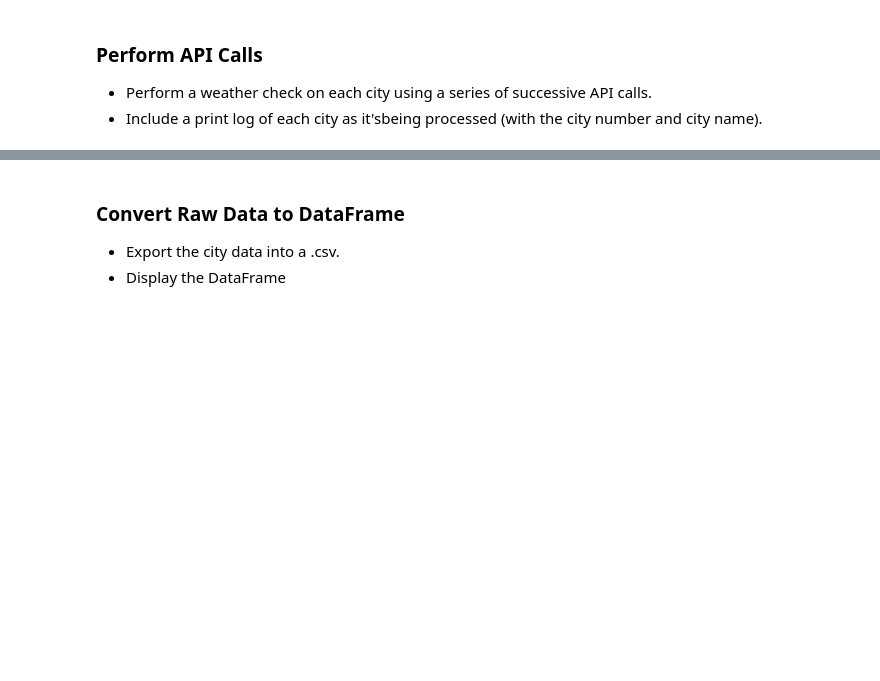
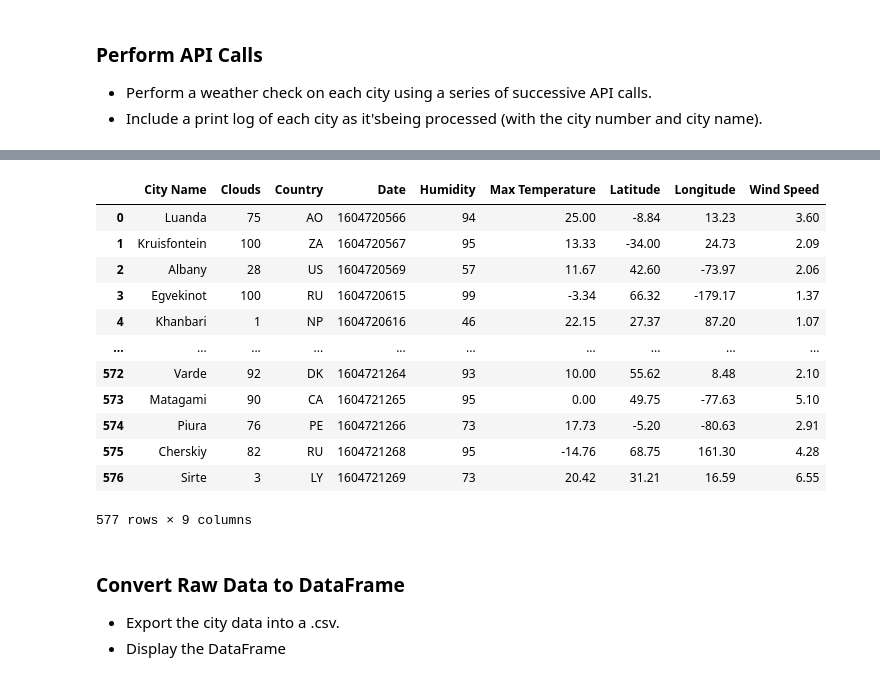
Before and after one commit to chris-inalsingh/API-challenge, a Jupyter notebook: WeatherPy.ipynb, the cells around one changed output, grey strips where cells are left out. Drawn from its saved outputs; the diff is of its cells as text; code cells hidden in the pictures; blank space fills up the shorter version.

```diff
--- a/WeatherPy.ipynb
+++ b/WeatherPy.ipynb
@@ -94,7 +96,7 @@ wind_speed = []
 country = []
 date = []
 city_name = []
-counter=1
+counter=0
 
 print(f"Beginning Data Retrieval")
 print(f"-------------------------------")
@@ -103,19 +105,19 @@ for city in cities:
 
     # Try statement to append calls where value is found
     try:
-        #response = requests.get(query_url + city).json()
-        print(query_url + city)
-        #city_name.append(response["name"])
-        #cloudiness.append(response["clouds"]["all"])
-        #country.append(response["sys"]["country"])
-        #date.append(response["dt"])
-        #humidity.append(response["main"]["humidity"])
-        #max_temp.append(response["main"]["temp_max"])
-        #lat.append(response["coord"]["lat"])
-        #lng.append(response["coord"]["lon"])
-        #wind_speed.append(response["wind"]["speed"])
-        #city_record = response["name"]
-        #print(f"Processing Record {record} | {city_record}")
+        response = requests.get(query_url + city).json()
+        #print(response["name"])
+        city_name.append(response["name"])
+        cloudiness.append(response["clouds"]["all"])
+        country.append(response["sys"]["country"])
+        date.append(response["dt"])
+        humidity.append(response["main"]["humidity"])
+        max_temp.append(response["main"]["temp_max"])
+        lat.append(response["coord"]["lat"])
+        lng.append(response["coord"]["lon"])
+        wind_speed.append(response["wind"]["speed"])
+        city_record = response["name"]
+        print(f"Processing Record {counter} | {city_record}")
 
 
         # Increase counter by one
@@ -127,4 +129,5 @@ for city in cities:
     # If no record found "skip" to next city
     except:
         print("City not found. Skipping...")
+
     continue
@@ -131,3 +152,28 @@ for city in cities:
+# %%
+weather_data = pd.DataFrame({'City Name': city_name,
+                             'Clouds' : cloudiness,
+                             'Country' : country,
+                             'Date' : date,
+                             'Humidity' : humidity,
+                             'Max Temperature' : max_temp,
+                             'Latitude' : lat,
+                             'Longitude' : lng,
+                             'Wind Speed': wind_speed,})
+weather_data
+# %% [output]
+|  | City Name | Clouds | Country | Date | Humidity | Max Temperature | Latitude | Longitude | Wind Speed |
+| 0 | Luanda | 75 | AO | 1604720566 | 94 | 25.00 | -8.84 | 13.23 | 3.60 |
+| 1 | Kruisfontein | 100 | ZA | 1604720567 | 95 | 13.33 | -34.00 | 24.73 | 2.09 |
+| 2 | Albany | 28 | US | 1604720569 | 57 | 11.67 | 42.60 | -73.97 | 2.06 |
+| 3 | Egvekinot | 100 | RU | 1604720615 | 99 | -3.34 | 66.32 | -179.17 | 1.37 |
+| 4 | Khanbari | 1 | NP | 1604720616 | 46 | 22.15 | 27.37 | 87.20 | 1.07 |
+| ... | ... | ... | ... | ... | ... | ... | ... | ... | ... |
+| 572 | Varde | 92 | DK | 1604721264 | 93 | 10.00 | 55.62 | 8.48 | 2.10 |
+| 573 | Matagami | 90 | CA | 1604721265 | 95 | 0.00 | 49.75 | -77.63 | 5.10 |
+| 574 | Piura | 76 | PE | 1604721266 | 73 | 17.73 | -5.20 | -80.63 | 2.91 |
+| 575 | Cherskiy | 82 | RU | 1604721268 | 95 | -14.76 | 68.75 | 161.30 | 4.28 |
+| 576 | Sirte | 3 | LY | 1604721269 | 73 | 20.42 | 31.21 | 16.59 | 6.55 |
+577 rows × 9 columns
 # %% [markdown]
 ### Convert Raw Data to DataFrame
 * Export the city data into a .csv.
```
Also changed, not shown: parts of 4 cells of this notebook, 1 other file.
